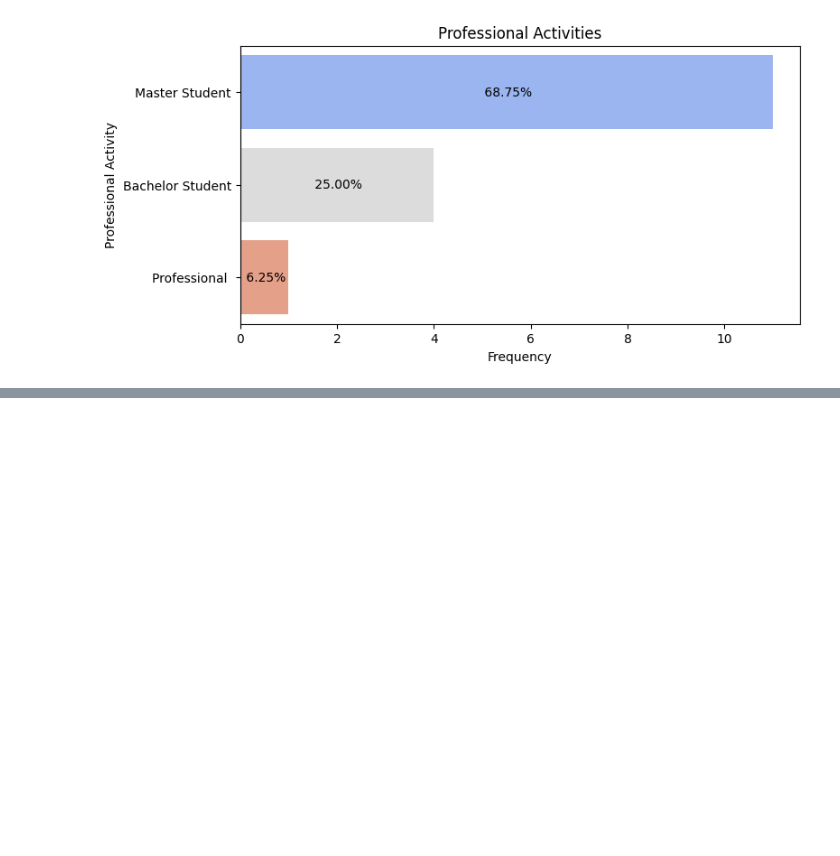
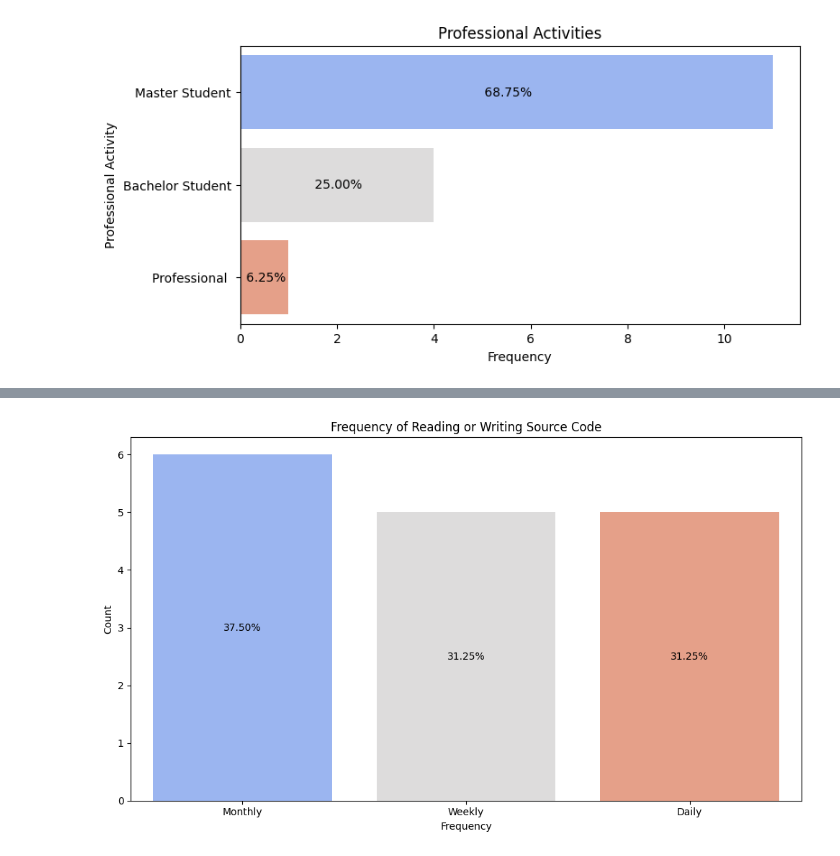
Before and after one commit to valeriatisch/LLM4FailureExplanation, a Jupyter notebook: survey/evaluation.ipynb, the cells around one changed output, grey strips where cells are left out. Cells and saved outputs as stored; diff of their text form; code cells hidden in the pictures; blank space fills up the shorter version.

```diff
--- a/survey/evaluation.ipynb
+++ b/survey/evaluation.ipynb
@@ -409,0 +428,20 @@ plt.show()
+# %%
+frequency_counts = results_df['How frequently do you read or write source code?'].value_counts()
+total = frequency_counts.sum()
+percentages = (frequency_counts / total * 100).round(2)
+# %%
+plt.figure(figsize=(10, 6))
+ax = sns.barplot(x=frequency_counts.index, y=frequency_counts.values, palette='coolwarm', hue=frequency_counts.index, legend=False)
+for p in ax.patches:
+    percentage = f'{100 * p.get_height() / total:.2f}%'
+    x = p.get_x() + p.get_width() / 2
+    y = p.get_height() / 2
+    ax.text(x, y, percentage, ha='center', va='center', color='black')
+plt.title('Frequency of Reading or Writing Source Code')
+plt.xlabel('Frequency')
+plt.ylabel('Count')
+plt.tight_layout()
+plt.savefig(visualizations_dir / 'source_code_frequency.png', dpi=1200)
+plt.show()
+# %% [output]
+[figure, added]
```
Also changed, not shown: parts of 24 cells of this notebook, 20 other files.
